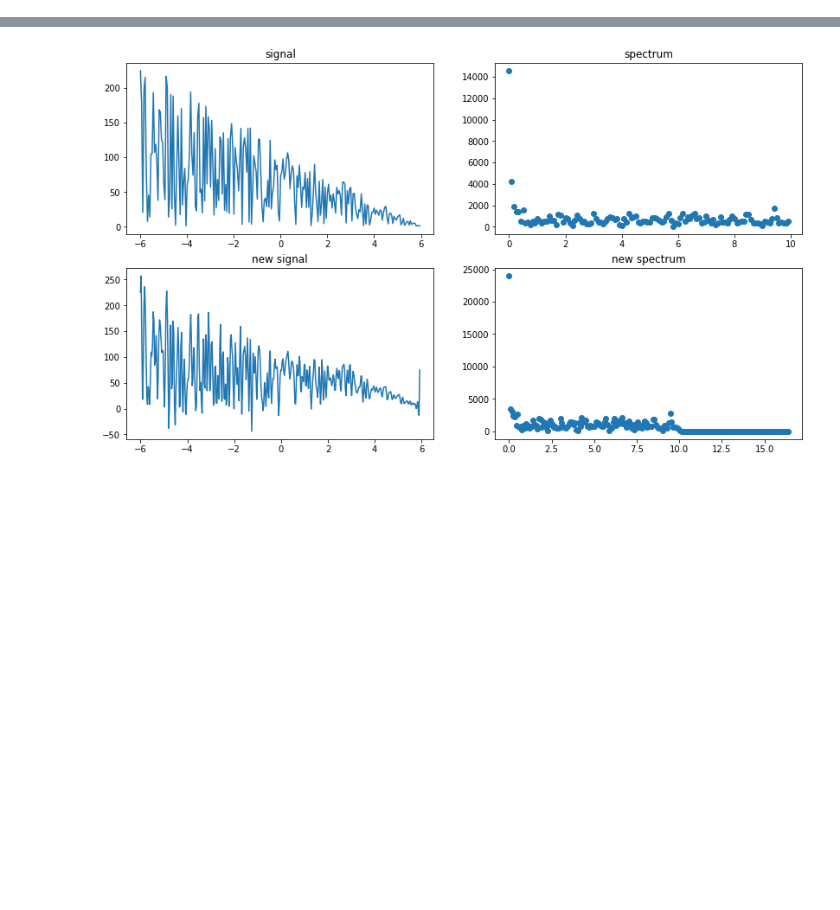
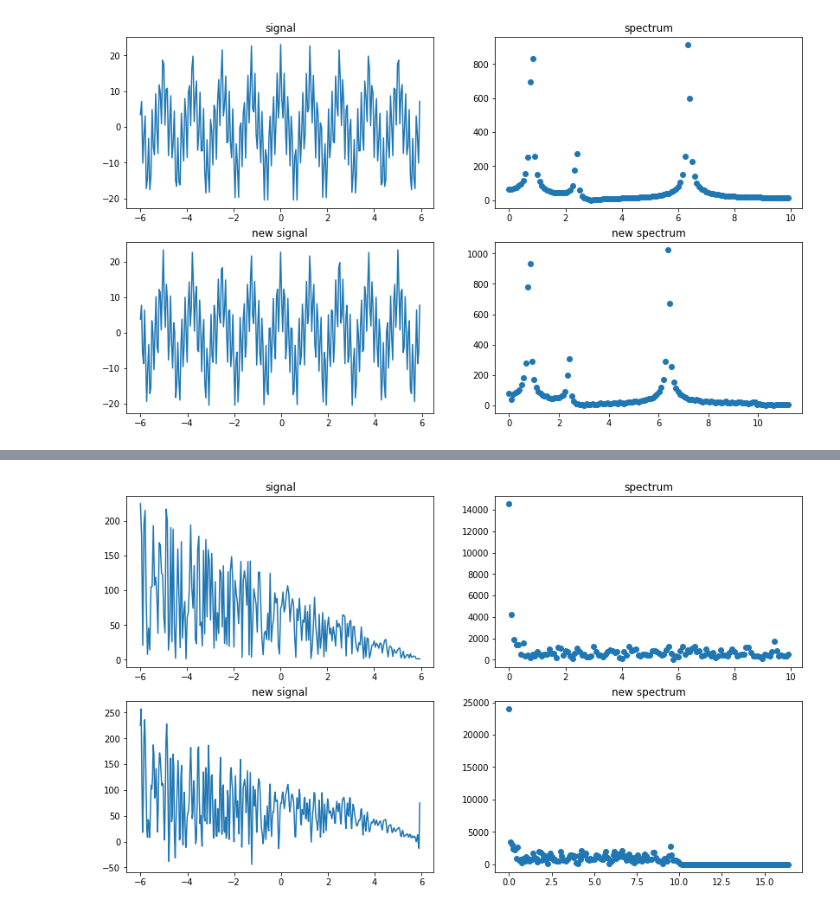
Before and after one commit to BearingBall/methods-of-signal-proccessing, a Jupyter notebook: task5.ipynb, the cells around one changed output, grey strips where cells are left out. Saved outputs shown, nothing was run; the diff lists cells and outputs as text; code cells hidden in the pictures; blank space fills up the shorter version.

```diff
--- a/task5.ipynb
+++ b/task5.ipynb
@@ -79,4 +78,9 @@ def testFunc3(x):
 
 def testFunc4(x):
     return [0.5 if (i//20)%2==0 else -0.5 for i in range(len(x))]
+# %%
+x = np.arange(-6,6,0.05)
+doTask(x, testFunc1(x), 270)
+# %% [output]
+[figure, added]
 # %%
```
Also changed, not shown: parts of 2 cells of this notebook.
